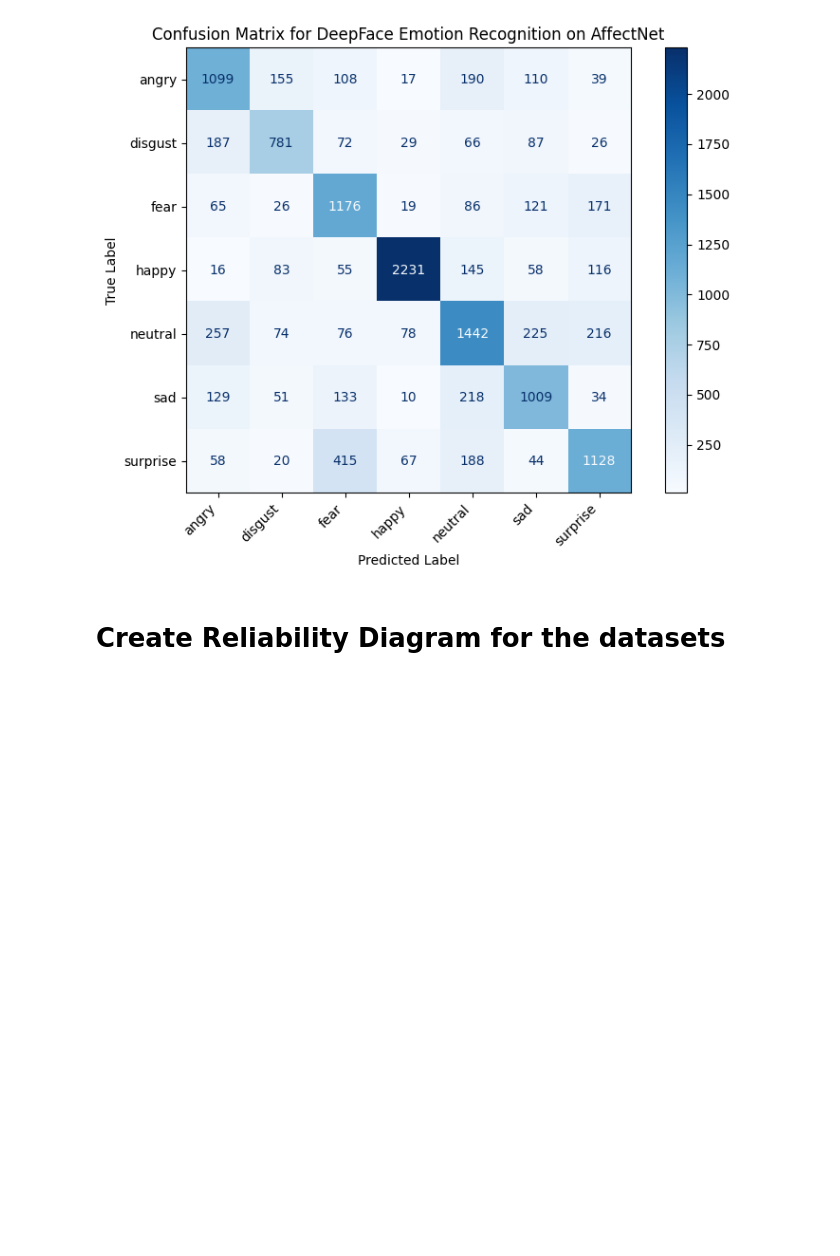
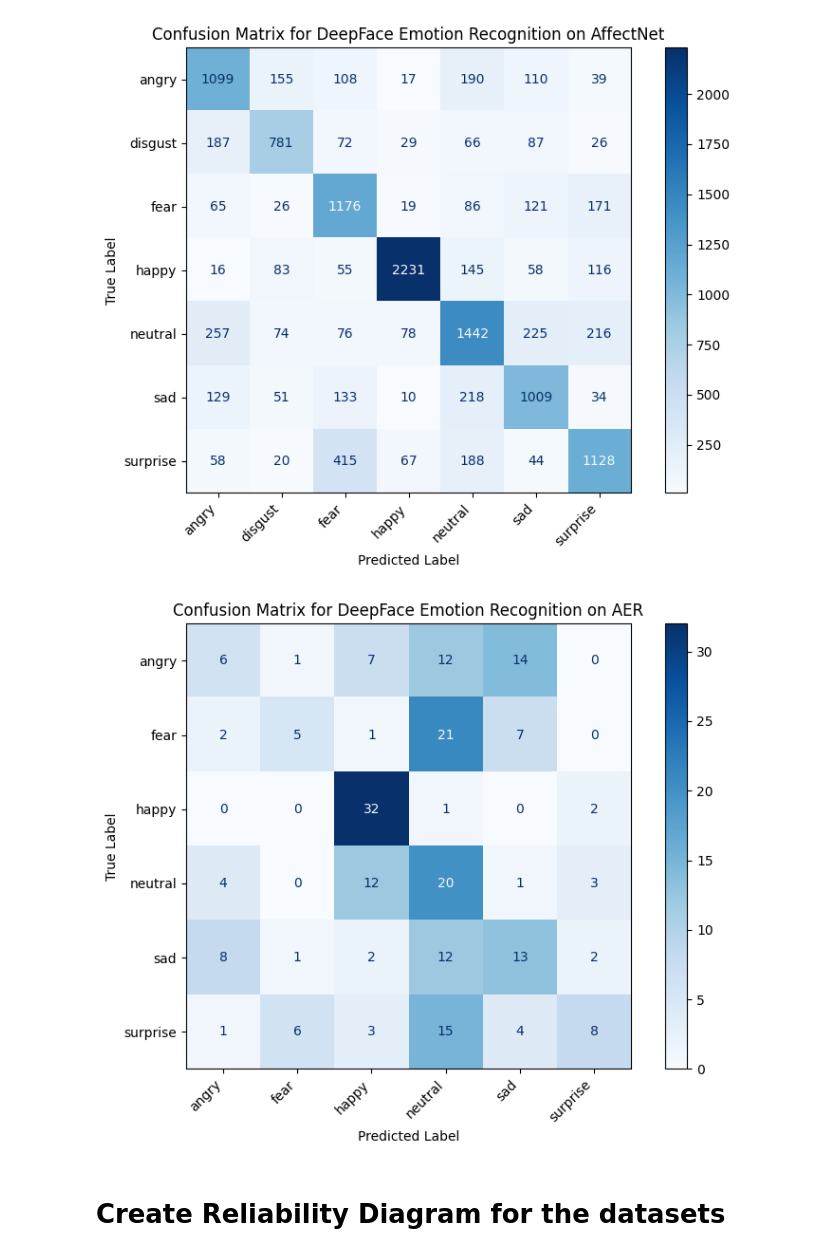
Before and after one commit to hassen8/emotion_recognition_bias_auditing, a Jupyter notebook: notebooks/quantitative_analysis/emotiefflib_quantitative_analysis.ipynb, the cells around one changed output. Cells and saved outputs as stored; diff of their text form; code cells hidden in the pictures; blank space fills up the shorter version.

```diff
--- a/notebooks/quantitative_analysis/emotiefflib_quantitative_analysis.ipynb
+++ b/notebooks/quantitative_analysis/emotiefflib_quantitative_analysis.ipynb
@@ -175,6 +212,7 @@ def load_affectnet(image_folder, split='test'):
 rafdb_df = load_rafdb(rafdb_image_folder, rafdb_label_file, split='test')
 fer_df, fer_image_data = load_fer(fer_csv_file, split='test')
 affectnet_df = load_affectnet(affectnet_image_folder, split='test')
+aer_df = load_aer(aer_image_folder, split='test')
 # %%
 # The model expects input shape: (48, 48, 1)
 def preprocess_for_emotion(img_path):
@@ -275,28 +326,45 @@ rafdf_results = json.load(open(f'/content/drive/MyDrive/drive_bys/emotiefflib_ra
 fer_results = json.load(open(f'/content/drive/MyDrive/drive_bys/emotiefflib_fer_test_results.json'))
 # %%
 affectnet_results = json.load(open(f'/content/drive/MyDrive/drive_bys/emotiefflib_affectnet_test_results.json'))
+# %%
+aer_results = json.load(open(f'/content/drive/MyDrive/drive_bys/emotiefflib_aer_test_results.json'))
 # %% [markdown]
 # Get Top-1, Top-3, and F1 scores
 # %% [markdown]
 Prepare probability matrix and Top-1 predictions
 # %%
-def prepare_probabilities(results, df, emotion_order, fer=False):
-  # fer_emotion_order = ['angry', 'disgust', 'fear', 'happy', 'sad', 'surprise', 'neutral']
-
-  # 2. Extract Probabilities from DeepFace Results
-  # results is the list of lists returned by DeepFace.analyze
-  # We divide by 100 because DeepFace returns 0-100, but sklearn expects 0-1
+def prepare_probabilities(results, df, emotion_order, aer=False):
   y_pred_proba = []
+  emotiefflib_full_emotion_order = ['angry', 'disgust', 'fear', 'happy', 'neutral', 'sad', 'surprise']
 
   # Iterate through the results corresponding to your dataframe rows
-  for emotion, probs in results:
+  for _, probs_array in results:
+    full_model_probs = probs_array[0]
 
-      y_pred_proba.append(probs[0])
+    if aer:
+      # Find the index of 'disgust'
+      disgust_index = emotiefflib_full_emotion_order.index('disgust')
+
+      # Create a list of probabilities excluding 'disgust'
+      probs_without_disgust = [p for i, p in enumerate(full_model_probs) if i != disgust_index]
+
+      # Renormalize
+      sum_remaining_probs = np.sum(probs_without_disgust)
+      if sum_remaining_probs > 0:
+        renormalized_probs = [p / sum_remaining_probs for p in probs_without_disgust]
+      else:
+        # Handle case where all remaining probabilities are zero
+        num_remaining_emotions = len(emotion_order)
+        renormalized_probs = [1.0 / num_remaining_emotions] * num_remaining_emotions if num_remaining_emotions > 0 else []
+
+      y_pred_proba.append(renormalized_probs)
+    else:
+      y_pred_proba.append(full_model_probs)
 
   # Convert to numpy array
   y_pred_proba = np.array(y_pred_proba)
 
-  # 3. Prepare Ground Truth
+  # Prepare Ground Truth
   # Map string labels from dataframe to integers (0-6) based on emotion_order
   le = LabelEncoder()
   le.fit(emotion_order) # Force the encoder to use our specific order
@@ -314,3 +421,8 @@ affectnet_y_pred_proba, affectnet_y_pred, affectnet_y_true = prepare_probabiliti
+# %%
+emotiefflib_aer_emotion_order = ['angry', 'fear', 'happy', 'neutral', 'sad', 'surprise']
+emotiefflib_emotion_order = ['angry', 'disgust', 'fear', 'happy', 'neutral', 'sad', 'surprise']
+affectnet_y_pred_proba, affectnet_y_pred, affectnet_y_true = prepare_probabilities(affectnet_results, affectnet_df, emotiefflib_emotion_order)
+aer_y_pred_proba, aer_y_pred, aer_y_true = prepare_probabilities(aer_results, aer_df, emotiefflib_aer_emotion_order, aer=True)
 # %%
 def get_scores(y_pred_proba, y_pred, y_true, dataset, emotion_order):
     # --- 1. Top-1 Accuracy ---
@@ -496,6 +634,10 @@ show_confusion_matrix(fer_y_true, fer_y_pred, emotiefflib_emotion_order, 'FER')
 show_confusion_matrix(affectnet_y_true, affectnet_y_pred, emotiefflib_emotion_order, 'AffectNet')
 # %% [output]
 [figure]
+# %%
+show_confusion_matrix(aer_y_true, aer_y_pred, emotiefflib_aer_emotion_order, 'AER')
+# %% [output]
+[figure, added]
 # %% [markdown]
 # Create Reliability Diagram for the datasets
 # %%
```
Also changed, not shown: parts of 19 cells of this notebook.
